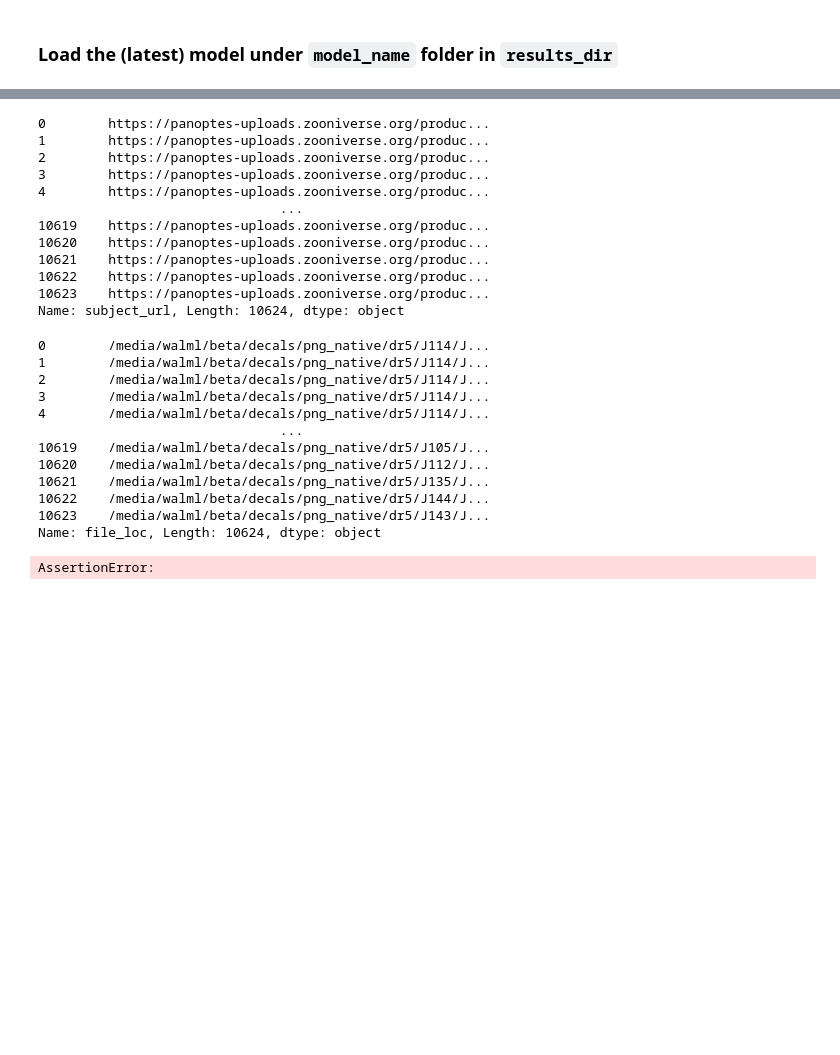
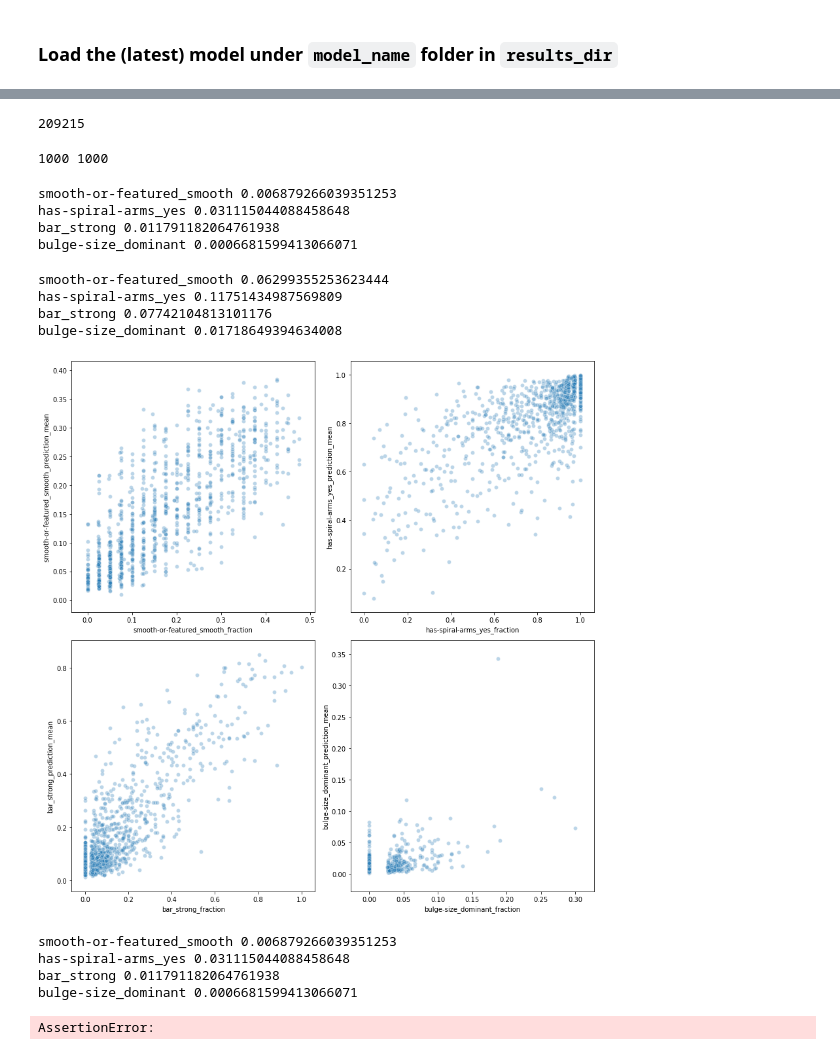
Before and after one commit to colinleach/zoobot, a Jupyter notebook: notebooks/multiq/predictions.ipynb, the cells around one changed output, grey strips where cells are left out. Drawn from its saved outputs; the diff is of its cells as text; code cells hidden in the pictures; blank space fills up the shorter version.

```diff
--- a/notebooks/multiq/predictions.ipynb
+++ b/notebooks/multiq/predictions.ipynb
@@ -390 +427,4 @@ predictions_df.head()
 5 rows × 25 columns
+# %%
+catalog['iauname'] = catalog['iauname'].astype(str)
+predictions_df['iauname'] = predictions_df['id_str'].astype(str)
@@ -391,38 +433,50 @@ predictions_df.head()
+# %%
+# catalog['iauname'].sort_values().values
+print(len(catalog))
+# %% [output]
+209215
 # %%
-predictions_df['iauname'] = predictions_df['id_str']
 df = pd.merge(catalog, predictions_df, how='inner', on='iauname')
-len(df)
+print(len(df), len(predictions_df))
 assert len(df) == len(predictions_df)
+# %% [output]
+1000 1000
-# %%
-df['subject_url']
-# %% [output]
-0        https://panoptes-uploads.zooniverse.org/produc...
-1        https://panoptes-uploads.zooniverse.org/produc...
-2        https://panoptes-uploads.zooniverse.org/produc...
-3        https://panoptes-uploads.zooniverse.org/produc...
-4        https://panoptes-uploads.zooniverse.org/produc...
-                               ...
-10619    https://panoptes-uploads.zooniverse.org/produc...
-10620    https://panoptes-uploads.zooniverse.org/produc...
-10621    https://panoptes-uploads.zooniverse.org/produc...
-10622    https://panoptes-uploads.zooniverse.org/produc...
-10623    https://panoptes-uploads.zooniverse.org/produc...
-Name: subject_url, Length: 10624, dtype: object
-# %%
-df['file_loc']
-# %% [output]
-0        /media/walml/beta/decals/png_native/dr5/J114/J...
-1        /media/walml/beta/decals/png_native/dr5/J114/J...
-2        /media/walml/beta/decals/png_native/dr5/J114/J...
-3        /media/walml/beta/decals/png_native/dr5/J114/J...
-4        /media/walml/beta/decals/png_native/dr5/J114/J...
-                               ...
-10619    /media/walml/beta/decals/png_native/dr5/J105/J...
-10620    /media/walml/beta/decals/png_native/dr5/J112/J...
-10621    /media/walml/beta/decals/png_native/dr5/J135/J...
-10622    /media/walml/beta/decals/png_native/dr5/J144/J...
-10623    /media/walml/beta/decals/png_native/dr5/J143/J...
-Name: file_loc, Length: 10624, dtype: object
+# %%
+for q in schema.questions:
+    a = q.answers[0]
+    print(a.text, mean_squared_error(df[a.text + '_fraction'], df[a.text + '_prediction_mean']))
+# %% [output]
+smooth-or-featured_smooth 0.006879266039351253
+has-spiral-arms_yes 0.031115044088458648
+bar_strong 0.011791182064761938
+bulge-size_dominant 0.0006681599413066071
+# %%
+for q in schema.questions:
+    a = q.answers[0]
+    print(a.text, mean_absolute_error(df[a.text + '_fraction'], df[a.text + '_prediction_mean']))
+# %% [output]
+smooth-or-featured_smooth 0.06299355253623444
+has-spiral-arms_yes 0.11751434987569809
+bar_strong 0.07742104813101176
+bulge-size_dominant 0.01718649394634008
+# %%
+fig, axes = plt.subplots(nrows=2, ncols=2, figsize=(12, 12))
+axes = [ax for row in axes for ax in row]
+for n, q in enumerate(schema.questions):
+    a = q.answers[0]
+    sns.scatterplot(data=df, x=a.text + '_fraction', y=a.text + '_prediction_mean', ax=axes[n], alpha=0.3)
+fig.tight_layout()
+# %% [output]
+[figure, added]
+# %%
+for q in schema.questions:
+    a = q.answers[0]
+    print(a.text, mean_squared_error(df[a.text + '_fraction'], df[a.text + '_prediction_mean']))
+# %% [output]
+smooth-or-featured_smooth 0.006879266039351253
+has-spiral-arms_yes 0.031115044088458648
+bar_strong 0.011791182064761938
+bulge-size_dominant 0.0006681599413066071
 # %%
 assert False
 # %% [output]
```
Also changed, not shown: parts of 26 cells of this notebook, 16 other files.
